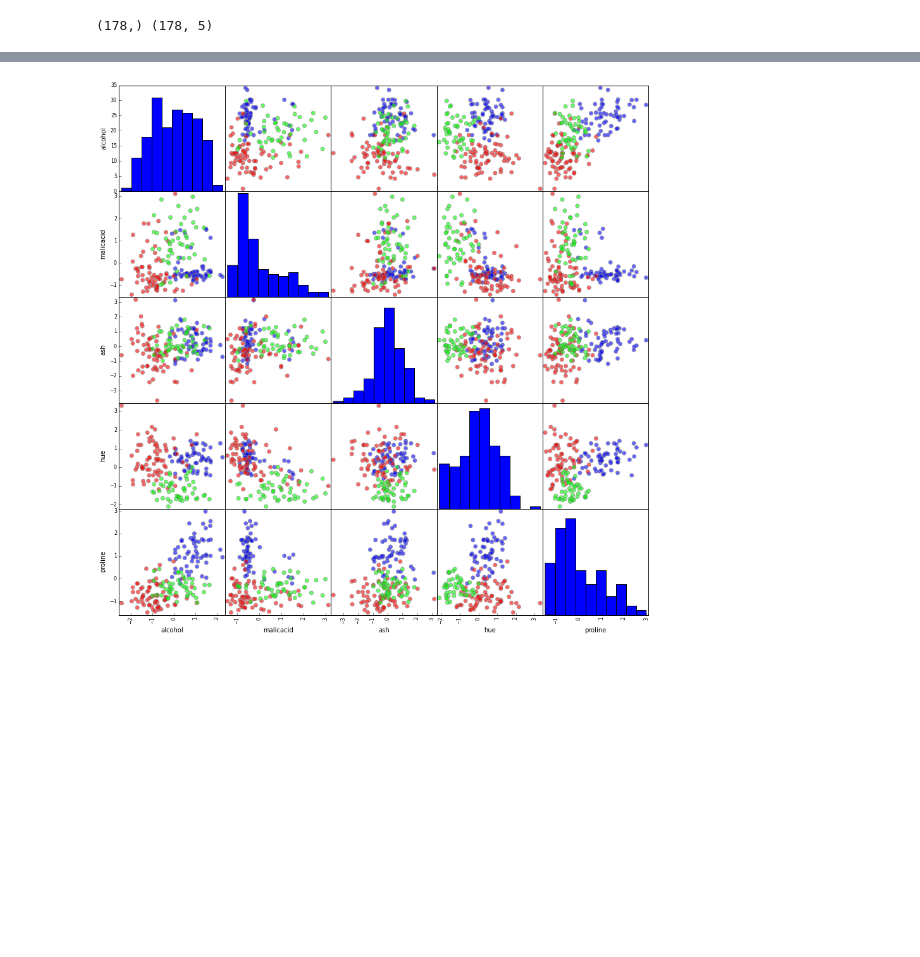
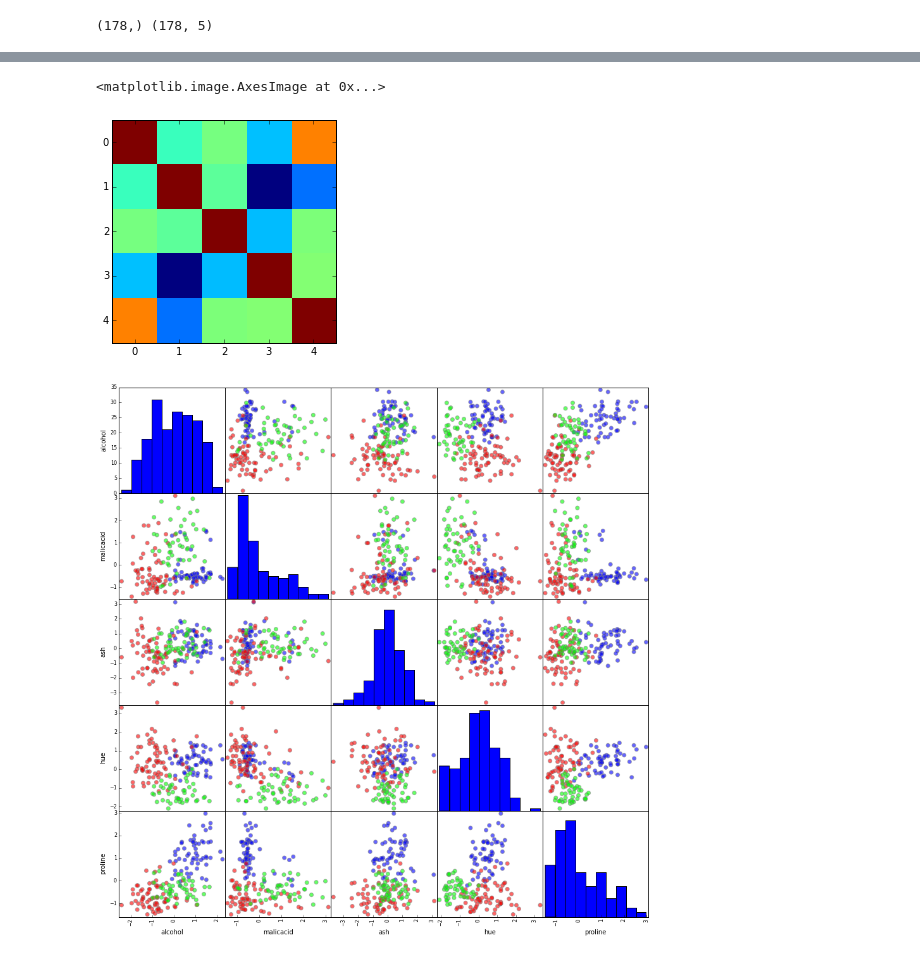
Before and after one commit to johnmhogan/DAT_20_Students, a Jupyter notebook: EVCinNYC/Lecture10Classwork/Lec10_inclass_wine.ipynb, the cells around one changed output, grey strips where cells are left out. Cells and saved outputs as stored; diff of their text form; code cells hidden in the pictures; blank space fills up the shorter version.

```diff
--- a/EVCinNYC/Lecture10Classwork/Lec10_inclass_wine.ipynb
+++ b/EVCinNYC/Lecture10Classwork/Lec10_inclass_wine.ipynb
@@ -66,3 +93,8 @@ print wineclass.shape, winedata.shape
+# %%
+plt.imshow(winedata.corr(), interpolation='nearest')
+# %% [output]
+<matplotlib.image.AxesImage at 0x...>
+[figure, added]
 # %%
 pd.scatter_matrix(winedata, figsize=(15,15), s=150, c=wineclass, alpha=0.6, cmap='brg', edgecolors='gray');
 # %% [output]
```
Also changed, not shown: parts of 18 cells of this notebook, 17 other files.
